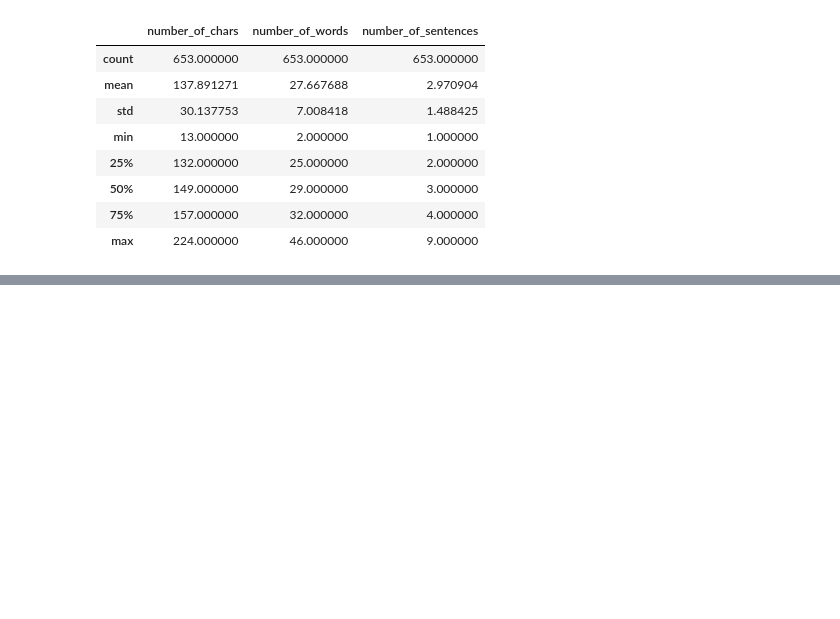
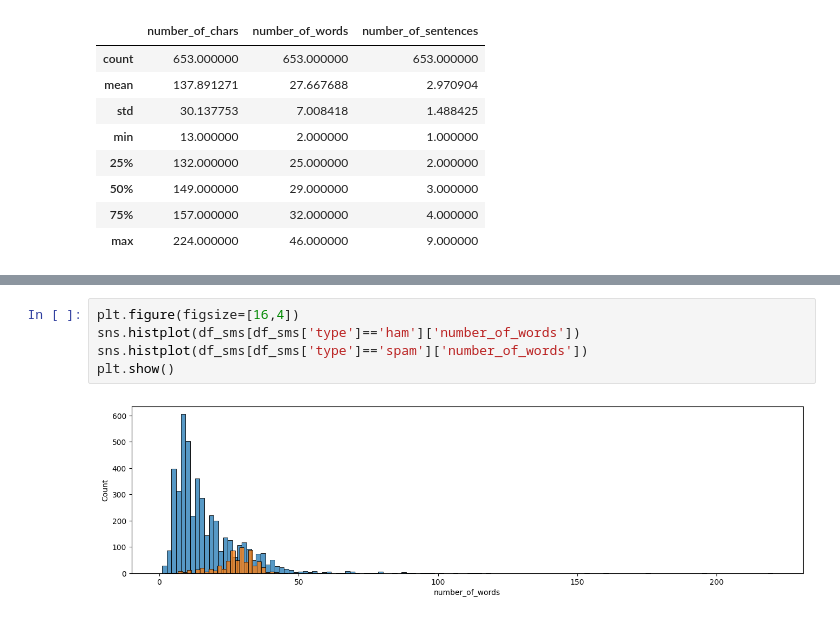
Before and after one commit to HarshitLaloriya/SMS-Classification-Model, a Jupyter notebook: ml.ipynb, the cells around one changed output, grey strips where cells are left out. Drawn from its saved outputs; the diff is of its cells as text; blank space fills up the shorter version.

```diff
--- a/ml.ipynb
+++ b/ml.ipynb
@@ -193,0 +208,7 @@ ham.describe().mean(),spam.describe().loc['mean']
+# %%
+plt.figure(figsize=[16,4])
+sns.histplot(df_sms[df_sms['type']=='ham']['number_of_words'])
+sns.histplot(df_sms[df_sms['type']=='spam']['number_of_words'])
+plt.show()
+# %% [output]
+[figure, added]
```
Also changed, not shown: parts of 17 cells of this notebook.
